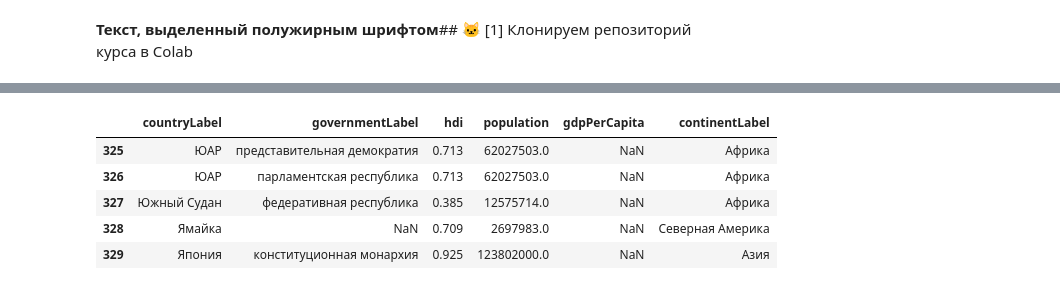
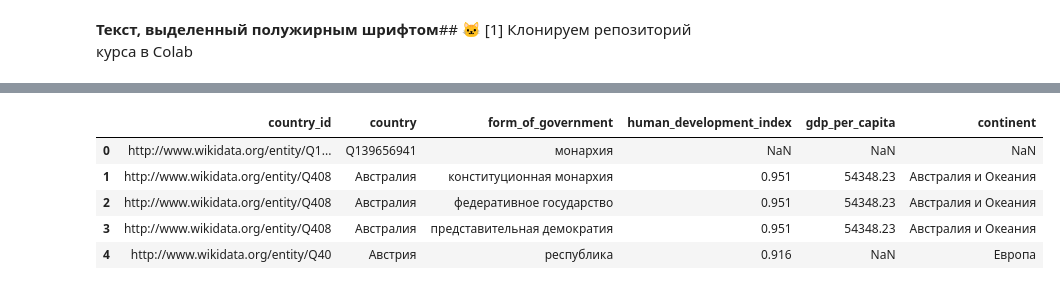
Before and after one commit to surkovaolga2005-png/python-ai-surkoa-olga, a Jupyter notebook: notebooks/week2b_read_csv.ipynb, the cells around one changed output, grey strips where cells are left out. Saved outputs shown, nothing was run; the diff lists cells and outputs as text; code cells hidden in the pictures.

```diff
--- a/notebooks/week2b_read_csv.ipynb
+++ b/notebooks/week2b_read_csv.ipynb
@@ -127,10 +76,19 @@ df.head()
-# %%
-# смотрим последние пять строк таблицы
-df.tail()
-# %% [output]
-|  | countryLabel | governmentLabel | hdi | population | gdpPerCapita | continentLabel |
-| 325 | ЮАР | представительная демократия | 0.713 | 62027503.0 | NaN | Африка |
-| 326 | ЮАР | парламентская республика | 0.713 | 62027503.0 | NaN | Африка |
-| 327 | Южный Судан | федеративная республика | 0.385 | 12575714.0 | NaN | Африка |
-| 328 | Ямайка | NaN | 0.709 | 2697983.0 | NaN | Северная Америка |
-| 329 | Япония | конституционная монархия | 0.925 | 123802000.0 | NaN | Азия |
+# %%
+# переименовываем столбцы основного файла
+df = df.rename(columns={
+    "country": "country_id",
+    "countryLabel": "country",
+    "governmentLabel": "form_of_government",
+    "hdi": "human_development_index",
+    "gdpPerCapita": "gdp_per_capita",
+    "continentLabel": "continent"
+})
+
+df.head()
+# %% [output]
+|  | country_id | country | form_of_government | human_development_index | gdp_per_capita | continent |
+| 0 | http://www.wikidata.org/entity/Q1... | Q139656941 | монархия | NaN | NaN | NaN |
+| 1 | http://www.wikidata.org/entity/Q408 | Австралия | конституционная монархия | 0.951 | 54348.23 | Австралия и Океания |
+| 2 | http://www.wikidata.org/entity/Q408 | Австралия | федеративное государство | 0.951 | 54348.23 | Австралия и Океания |
+| 3 | http://www.wikidata.org/entity/Q408 | Австралия | представительная демократия | 0.951 | 54348.23 | Австралия и Океания |
+| 4 | http://www.wikidata.org/entity/Q40 | Австрия | республика | 0.916 | NaN | Европа |
```
Also changed, not shown: parts of 24 cells of this notebook.
